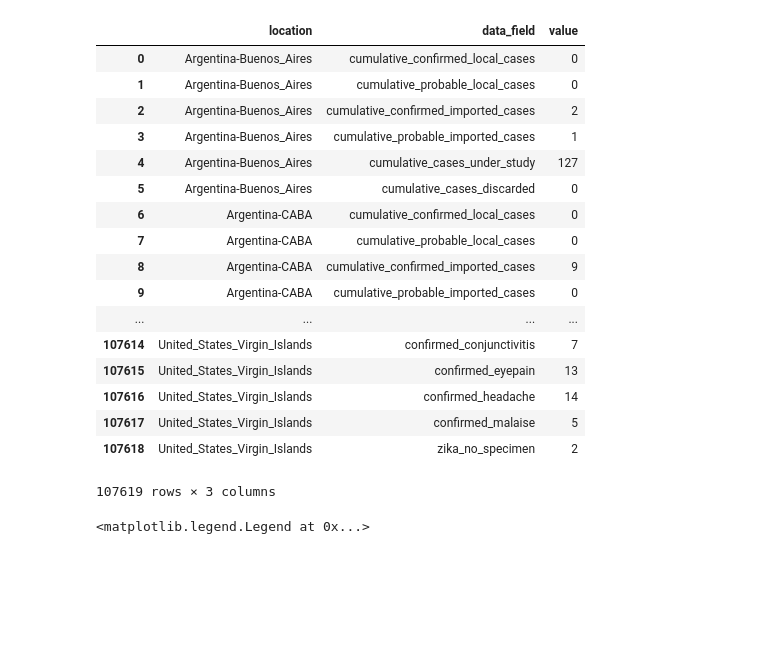
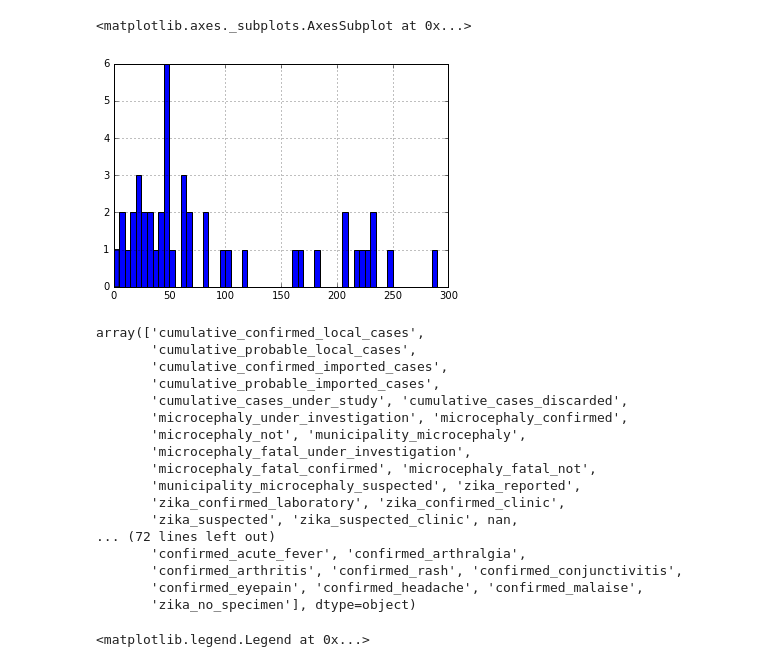
Before and after one commit to aagrawal01/BAH-Zika-Virus-Modeling, a Jupyter notebook: exploration0.ipynb, the cells around one changed output. Cells and saved outputs as stored; diff of their text form; code cells hidden in the pictures; blank space fills up the shorter version.

```diff
--- a/exploration0.ipynb
+++ b/exploration0.ipynb
@@ -12,0 +44,8 @@ cdc_zika = pd.read_csv("cdc_zika.csv", usecols=['location','data_field','value']
+# %%
+cdcUSA['cum_val_travel'] = USAtravelcum
+# %%
+cdcUSA['cum_val_local'] = USAlocalcum
+# %%
+cdcUSA = cdcUSA.fillna(0)
+# %%
+cdcUSA.cum_val = cdcUSA['cum_val_travel'] + cdcUSA['cum_val_local']
@@ -12,0 +94,7 @@ cdc_zika = pd.read_csv("cdc_zika.csv", usecols=['location','data_field','value']
+# %%
+zika_USA_2016 = cdcUSA.groupby('location').sum().value
+zika_middle = zika_USA_2016[(zika_USA_2016 - zika_USA_2016.median())<=(300)]
+zika_middle.hist(bins=np.arange(0,300,5))
+# %% [output]
+<matplotlib.axes._subplots.AxesSubplot at 0x...>
+[figure, added]
@@ -13,21 +123,20 @@ cdc_zika = pd.read_csv("cdc_zika.csv", usecols=['location','data_field','value']
 # %%
-cdc_zika
+cdc_zika.data_field.unique()
 # %% [output]
-|  | location | data_field | value |
-| 0 | Argentina-Buenos_Aires | cumulative_confirmed_local_cases | 0 |
-| 1 | Argentina-Buenos_Aires | cumulative_probable_local_cases | 0 |
-| 2 | Argentina-Buenos_Aires | cumulative_confirmed_imported_cases | 2 |
-| 3 | Argentina-Buenos_Aires | cumulative_probable_imported_cases | 1 |
-| 4 | Argentina-Buenos_Aires | cumulative_cases_under_study | 127 |
-| 5 | Argentina-Buenos_Aires | cumulative_cases_discarded | 0 |
-| 6 | Argentina-CABA | cumulative_confirmed_local_cases | 0 |
-| 7 | Argentina-CABA | cumulative_probable_local_cases | 0 |
-| 8 | Argentina-CABA | cumulative_confirmed_imported_cases | 9 |
-| 9 | Argentina-CABA | cumulative_probable_imported_cases | 0 |
-| ... | ... | ... | ... |
-| 107614 | United_States_Virgin_Islands | confirmed_conjunctivitis | 7 |
-| 107615 | United_States_Virgin_Islands | confirmed_eyepain | 13 |
-| 107616 | United_States_Virgin_Islands | confirmed_headache | 14 |
-| 107617 | United_States_Virgin_Islands | confirmed_malaise | 5 |
-| 107618 | United_States_Virgin_Islands | zika_no_specimen | 2 |
-107619 rows × 3 columns
+array(['cumulative_confirmed_local_cases',
+       'cumulative_probable_local_cases',
+       'cumulative_confirmed_imported_cases',
+       'cumulative_probable_imported_cases',
+       'cumulative_cases_under_study', 'cumulative_cases_discarded',
+       'microcephaly_under_investigation', 'microcephaly_confirmed',
+       'microcephaly_not', 'municipality_microcephaly',
+       'microcephaly_fatal_under_investigation',
+       'microcephaly_fatal_confirmed', 'microcephaly_fatal_not',
+       'municipality_microcephaly_suspected', 'zika_reported',
+       'zika_confirmed_laboratory', 'zika_confirmed_clinic',
+       'zika_suspected', 'zika_suspected_clinic', nan,
+... (72 lines left out)
+       'confirmed_acute_fever', 'confirmed_arthralgia',
+       'confirmed_arthritis', 'confirmed_rash', 'confirmed_conjunctivitis',
+       'confirmed_eyepain', 'confirmed_headache', 'confirmed_malaise',
+       'zika_no_specimen'], dtype=object)
```
Also changed, not shown: parts of 45 cells of this notebook.
